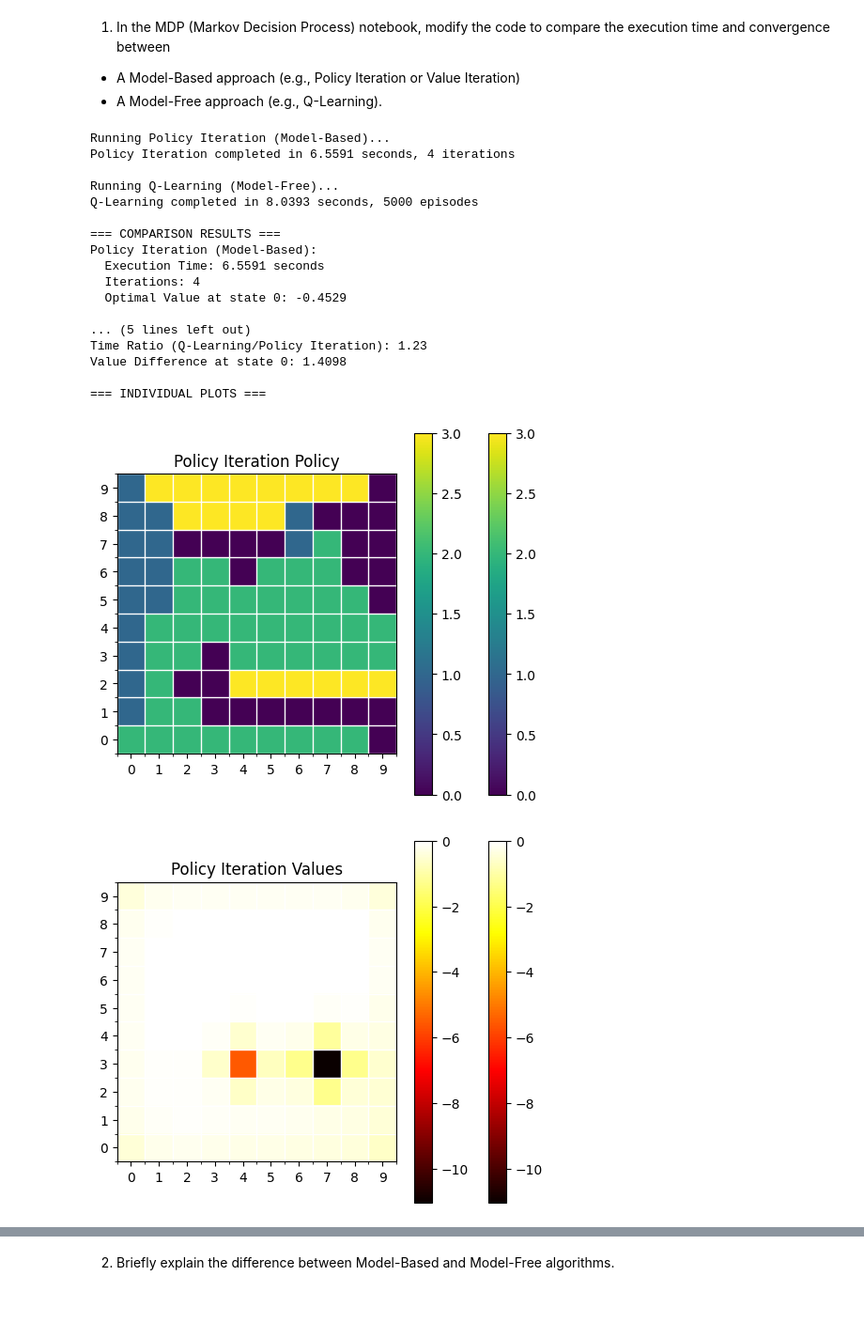
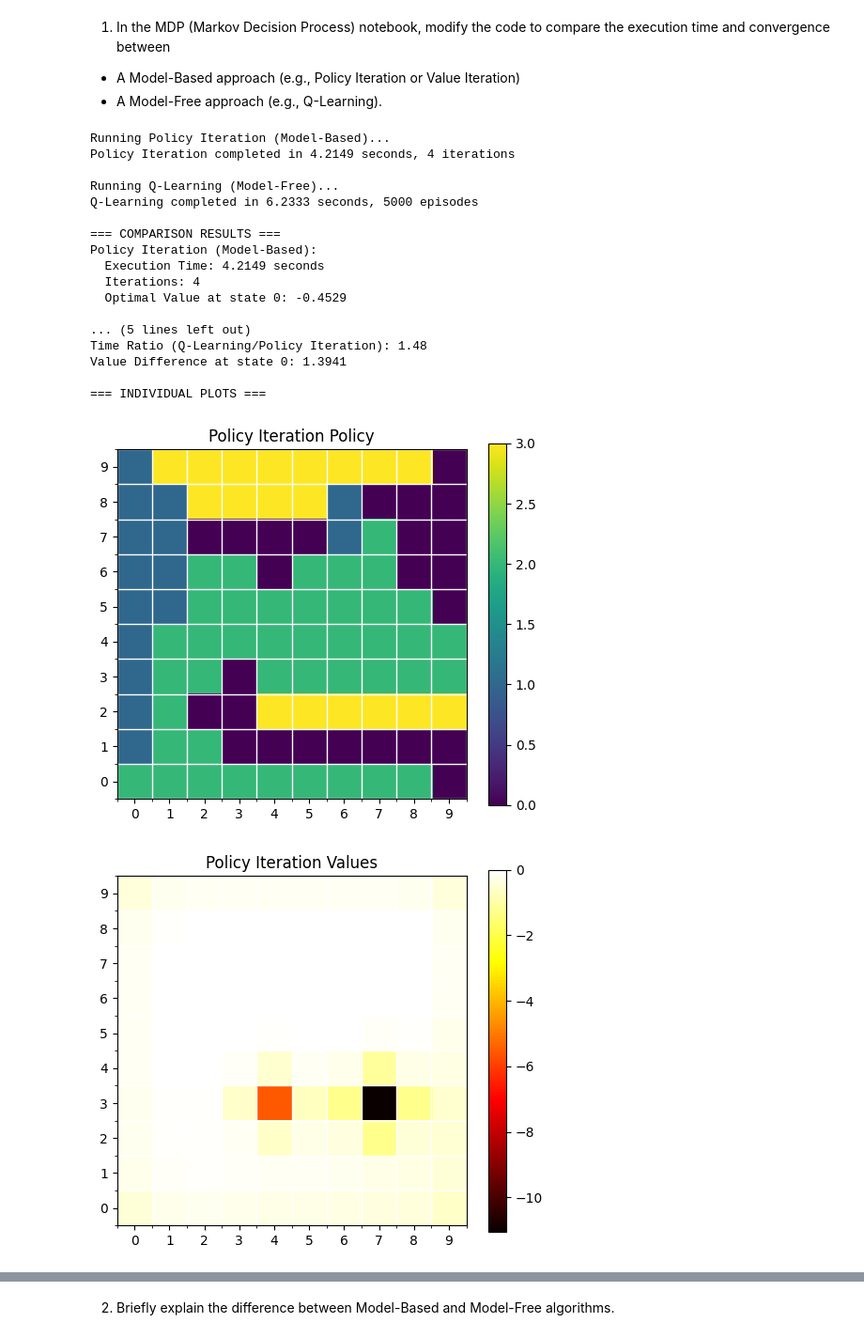
Before and after one commit to ChirathiSomadasa/Reinforcement-Learning-Lab---Part-1, a Jupyter notebook: Markov_Decision_Process.ipynb, the cells around one changed output, grey strips where cells are left out. Shown at 94% size. Saved outputs shown, nothing was run; the diff lists cells and outputs as text; code cells hidden in the pictures; blank space fills up the shorter version.

```diff
--- a/Markov_Decision_Process.ipynb
+++ b/Markov_Decision_Process.ipynb
@@ -601,79 +601,36 @@ print("\n=== INDIVIDUAL PLOTS ===")
 pl.figure(figsize=(6, 5))
 pi_policy_grid = np.argmax(pi_policy, axis=1).reshape(10, 10)
 mdp_dict['gridPlot'](pl.gca(), pi_policy_grid, 'Policy Iteration Policy', cmap='viridis')
-pl.colorbar()
 pl.show()
 
 # Plot 2: Policy Iteration Values
 pl.figure(figsize=(6, 5))
 pi_values_grid = pi_values.reshape(10, 10)
 mdp_dict['gridPlot'](pl.gca(), pi_values_grid, 'Policy Iteration Values', cmap='hot')
-pl.colorbar()
 pl.show()
 
 # Plot 3: Q-Learning Policy
 pl.figure(figsize=(6, 5))
 ql_policy_grid = np.argmax(ql_policy, axis=1).reshape(10, 10)
 mdp_dict['gridPlot'](pl.gca(), ql_policy_grid, 'Q-Learning Policy', cmap='viridis')
-pl.colorbar()
 pl.show()
 
 # Plot 4: Q-Learning Values
 pl.figure(figsize=(6, 5))
 ql_values_grid = ql_values.reshape(10, 10)
 mdp_dict['gridPlot'](pl.gca(), ql_values_grid, 'Q-Learning Values', cmap='hot')
-pl.colorbar()
 pl.show()
 
 # Plot 5: Policy Differences
 pl.figure(figsize=(6, 5))
 policy_diff = (np.argmax(pi_policy, axis=1) != np.argmax(ql_policy, axis=1)).astype(int).reshape(10, 10)
 mdp_dict['gridPlot'](pl.gca(), policy_diff, 'Policy Differences\n(Red = Different)', cmap='Reds')
-pl.colorbar()
 pl.show()
 
 # Plot 6: Value Differences
 pl.figure(figsize=(6, 5))
 value_diff = (pi_values - ql_values).reshape(10, 10)
 mdp_dict['gridPlot'](pl.gca(), value_diff, 'Value Difference (PI - QL)', cmap='RdYlBu')
-pl.colorbar()
-pl.show()
-
-# Combined comparison plot (original subplot version)
-print("\n=== COMBINED COMPARISON PLOT ===")
-fig, axes = pl.subplots(2, 3, figsize=(18, 12))
-
-# Policy Iteration Policy
-pi_policy_grid = np.argmax(pi_policy, axis=1).reshape(10, 10)
-im1 = mdp_dict['gridPlot'](axes[0, 0], pi_policy_grid, 'Policy Iteration Policy', cmap='viridis')
-pl.colorbar(im1, ax=axes[0, 0])
-
-# Policy Iteration Values
-pi_values_grid = pi_values.reshape(10, 10)
-im2 = mdp_dict['gridPlot'](axes[1, 0], pi_values_grid, 'Policy Iteration Values', cmap='hot')
-pl.colorbar(im2, ax=axes[1, 0])
-
-# Q-Learning Policy
-ql_policy_grid = np.argmax(ql_policy, axis=1).reshape(10, 10)
-im3 = mdp_dict['gridPlot'](axes[0, 1], ql_policy_grid, 'Q-Learning Policy', cmap='viridis')
-pl.colorbar(im3, ax=axes[0, 1])
-
-# Q-Learning Values
-ql_values_grid = ql_values.reshape(10, 10)
-im4 = mdp_dict['gridPlot'](axes[1, 1], ql_values_grid, 'Q-Learning Values', cmap='hot')
-pl.colorbar(im4, ax=axes[1, 1])
-
-# Policy Difference
-policy_diff = (np.argmax(pi_policy, axis=1) != np.argmax(ql_policy, axis=1)).astype(int).reshape(10, 10)
-im5 = mdp_dict['gridPlot'](axes[0, 2], policy_diff, 'Policy Differences\n(Red = Different)', cmap='Reds')
-pl.colorbar(im5, ax=axes[0, 2])
-
-# Value Difference
-value_diff = (pi_values - ql_values).reshape(10, 10)
-im6 = mdp_dict['gridPlot'](axes[1, 2], value_diff, 'Value Difference (PI - QL)', cmap='RdYlBu')
-pl.colorbar(im6, ax=axes[1, 2])
-
-pl.tight_layout()
 pl.show()
 
 # Additional analysis
@@ -690,37 +647,37 @@ print(f"Max Value Difference: {max_value_diff:.4f}")
 print("\n=== CONVERGENCE ANALYSIS ===")
 print("Policy Iteration:")
 print(f"  - Converged in {pi_iterations} iterations")
 print(f"  - Model-based: Uses transition probabilities T(s,a,s') and rewards R(s,a)")
 print(f"  - Guaranteed optimal solution for known MDP")
 
 print("\nQ-Learning:")
 print(f"  - Ran for {ql_episodes} episodes")
 print(f"  - Model-free: Learns from experience without knowing T(s,a,s')")
 print(f"  - Converges to optimal with sufficient exploration")
 print(f"  - More suitable for unknown environments")
 
 # Performance comparison
 print("\n=== PERFORMANCE COMPARISON ===")
 print(f"Policy Iteration Execution Time: {pi_time:.4f} seconds")
 print(f"Q-Learning Execution Time: {ql_time:.4f} seconds")
 print(f"Speedup Factor: {pi_time/ql_time:.2f}x" if pi_time > ql_time else f"Slowdown Factor: {ql_time/pi_time:.2f}x")
 # %% [output]
 Running Policy Iteration (Model-Based)...
-Policy Iteration completed in 6.5591 seconds, 4 iterations
+Policy Iteration completed in 4.2149 seconds, 4 iterations
 
 Running Q-Learning (Model-Free)...
-Q-Learning completed in 8.0393 seconds, 5000 episodes
+Q-Learning completed in 6.2333 seconds, 5000 episodes
 
 === COMPARISON RESULTS ===
 Policy Iteration (Model-Based):
-  Execution Time: 6.5591 seconds
+  Execution Time: 4.2149 seconds
   Iterations: 4
   Optimal Value at state 0: -0.4529
 
 ... (5 lines left out)
-Time Ratio (Q-Learning/Policy Iteration): 1.23
-Value Difference at state 0: 1.4098
+Time Ratio (Q-Learning/Policy Iteration): 1.48
+Value Difference at state 0: 1.3941
 
 === INDIVIDUAL PLOTS ===
-[figure, old version]
+[figure, new version]
-[figure, old version]
+[figure, new version]
```
Also changed, not shown: parts of 1 cell of this notebook.
